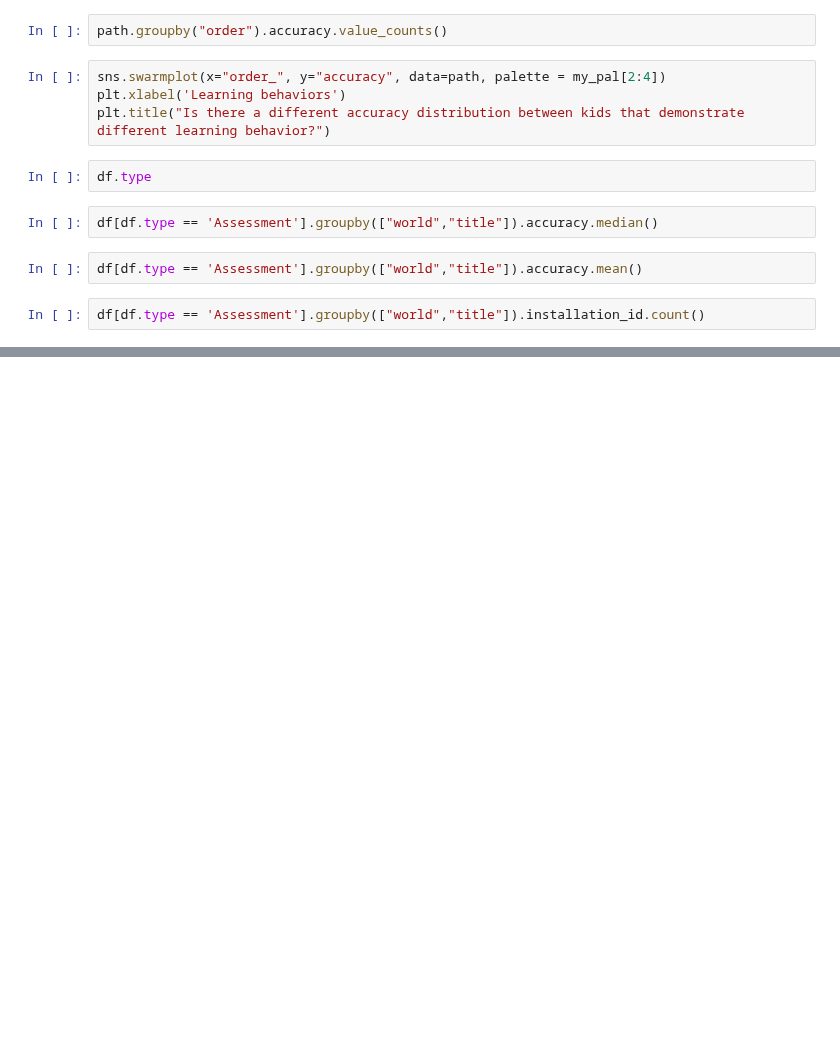
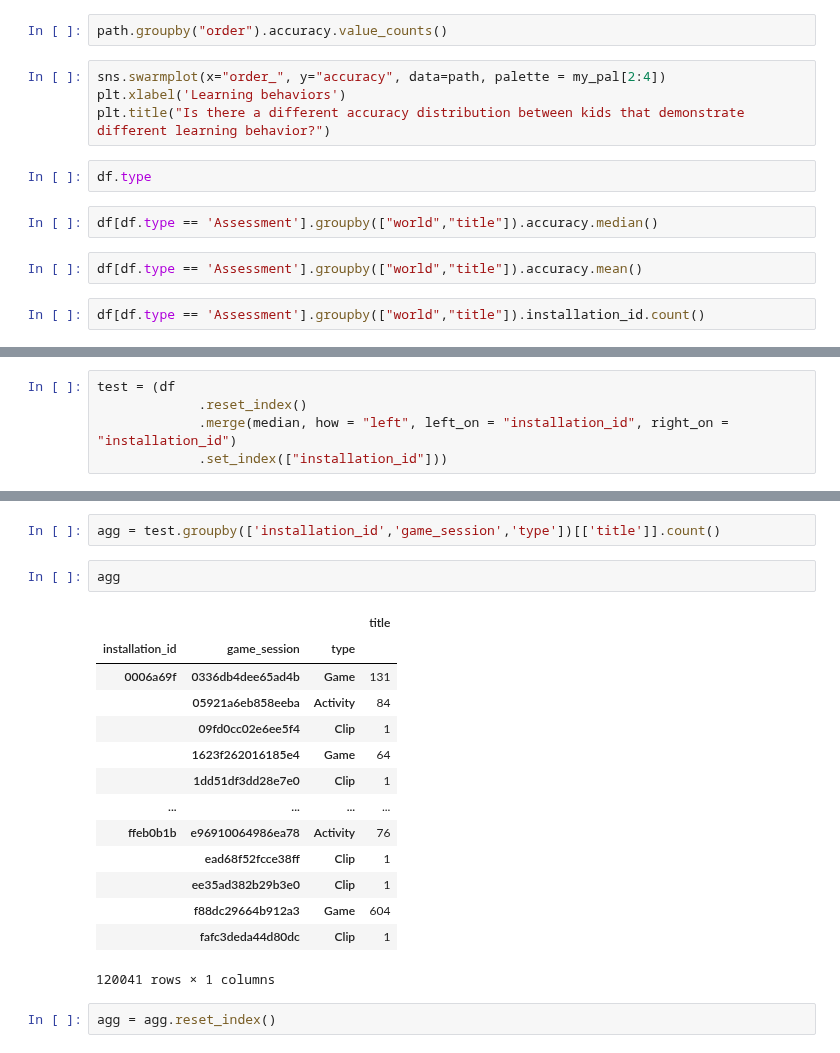
Before and after one commit to cats-in-the-hat/PBS-KIDS2, a Jupyter notebook: JQ_clean.ipynb, the cells around one changed output, grey strips where cells are left out. Saved outputs shown, nothing was run; the diff lists cells and outputs as text; blank space fills up the shorter version.

```diff
--- a/JQ_clean.ipynb
+++ b/JQ_clean.ipynb
@@ -375,0 +453,5 @@ df[df.type == 'Assessment'].groupby(["world","title"]).installation_id.count()
+# %%
+test = (df
+             .reset_index()
+             .merge(median, how = "left", left_on = "installation_id", right_on = "installation_id")
+             .set_index(["installation_id"]))
@@ -375,0 +527,21 @@ df[df.type == 'Assessment'].groupby(["world","title"]).installation_id.count()
+# %%
+agg = test.groupby(['installation_id','game_session','type'])[['title']].count()
+# %%
+agg
+# %% [output]
+|  |  |  | title |
+| installation_id | game_session | type |  |
+| 0006a69f | 0336db4dee65ad4b | Game | 131 |
+|  | 05921a6eb858eeba | Activity | 84 |
+|  | 09fd0cc02e6ee5f4 | Clip | 1 |
+|  | 1623f262016185e4 | Game | 64 |
+|  | 1dd51df3dd28e7e0 | Clip | 1 |
+| ... | ... | ... | ... |
+| ffeb0b1b | e96910064986ea78 | Activity | 76 |
+|  | ead68f52fcce38ff | Clip | 1 |
+|  | ee35ad382b29b3e0 | Clip | 1 |
+|  | f88dc29664b912a3 | Game | 604 |
+|  | fafc3deda44d80dc | Clip | 1 |
+120041 rows × 1 columns
+# %%
+agg = agg.reset_index()
```
Also changed, not shown: parts of 39 cells of this notebook.
